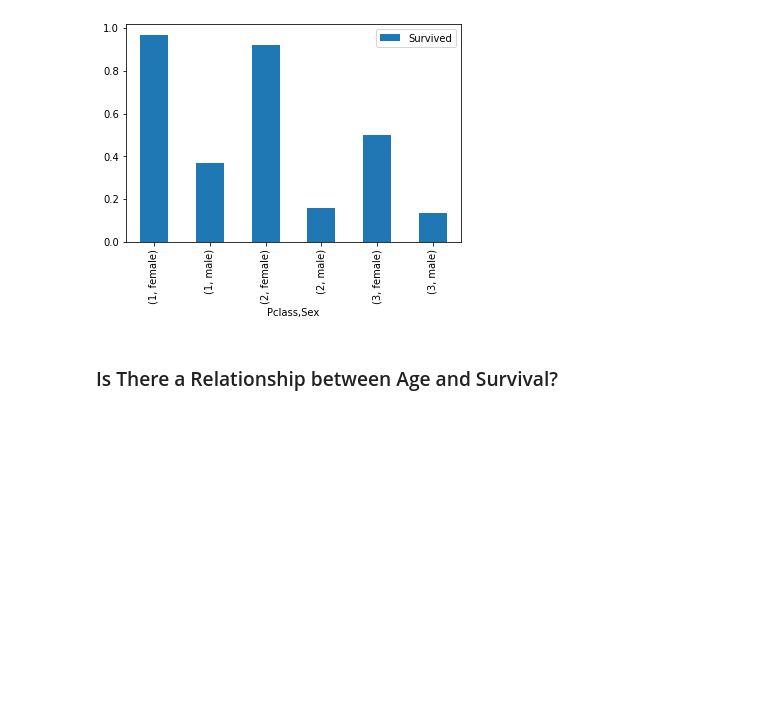
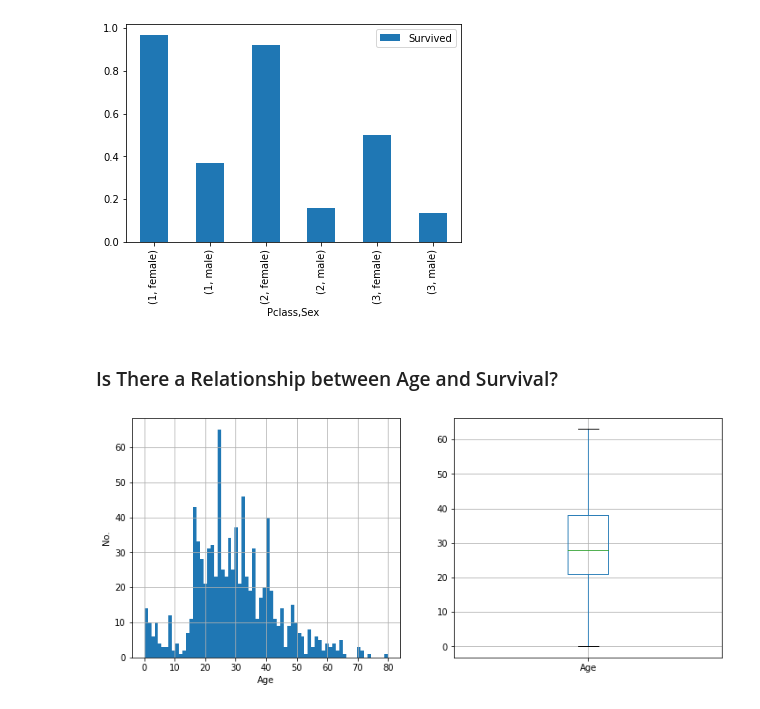
Before and after one commit to immmjack/Titanic-Survival-Prediction, a Jupyter notebook: titanic.ipynb, the cells around one changed output. Cells and saved outputs as stored; diff of their text form; code cells hidden in the pictures; blank space fills up the shorter version.

```diff
--- a/titanic.ipynb
+++ b/titanic.ipynb
@@ -101,4 +97,0 @@ This is not an important point, so we can replace the missing values by `None`.
-# %%
-# Replace missing values by `None`
-train_data['Cabin'] = train_data['Cabin'].fillna('None')
-train_data
@@ -166,7 +161,0 @@ In this case, we may simply use the median of `Age` to fill these missing ages.
-# %%
-# Find the median of `Age`
-median = train_data['Age'].dropna().median()
-
-# Fill the missing values with the median
-train_data['Age'] = train_data['Age'].fillna(median)
-train_data
@@ -208,0 +165,17 @@ memory usage: 83.7+ KB
+# %%
+# Find the mean and standard deviation of the training set
+mean = train_data['Age'].mean()
+std = train_data['Age'].std()
+
+# Count the number of missing values
+num_null = train_data['Age'].isnull().sum()
+
+# Fill missing values in Age column with random values generated
+rand_age = np.random.randint(mean - std, mean + std, size = num_null)
+age_slice = train_data['Age'].copy()
+age_slice[np.isnan(age_slice)] = rand_age
+train_data['Age'] = age_slice
+train_data['Age'] = train_data['Age'].astype(int)
+train_data['Age'].isnull().sum() # It gets 0. Check the null values
+
+train_data
@@ -270,3 +279,15 @@ train_data[['Sex', 'Pclass', 'Survived']].groupby(['Pclass', 'Sex']).mean().plot
 [figure]
 # %% [markdown]
 ### Is There a Relationship between Age and Survival?
+# %%
+plt.figure(figsize = (12, 5))
+plt.subplot(121)
+train_data['Age'].hist(bins = 70)
+plt.xlabel('Age')
+plt.ylabel('No.')
+
+plt.subplot(122)
+train_data.boxplot(column = 'Age', showfliers = False)
+plt.show()
+# %% [output]
+[figure, added]
```
Also changed, not shown: parts of 14 cells of this notebook.
